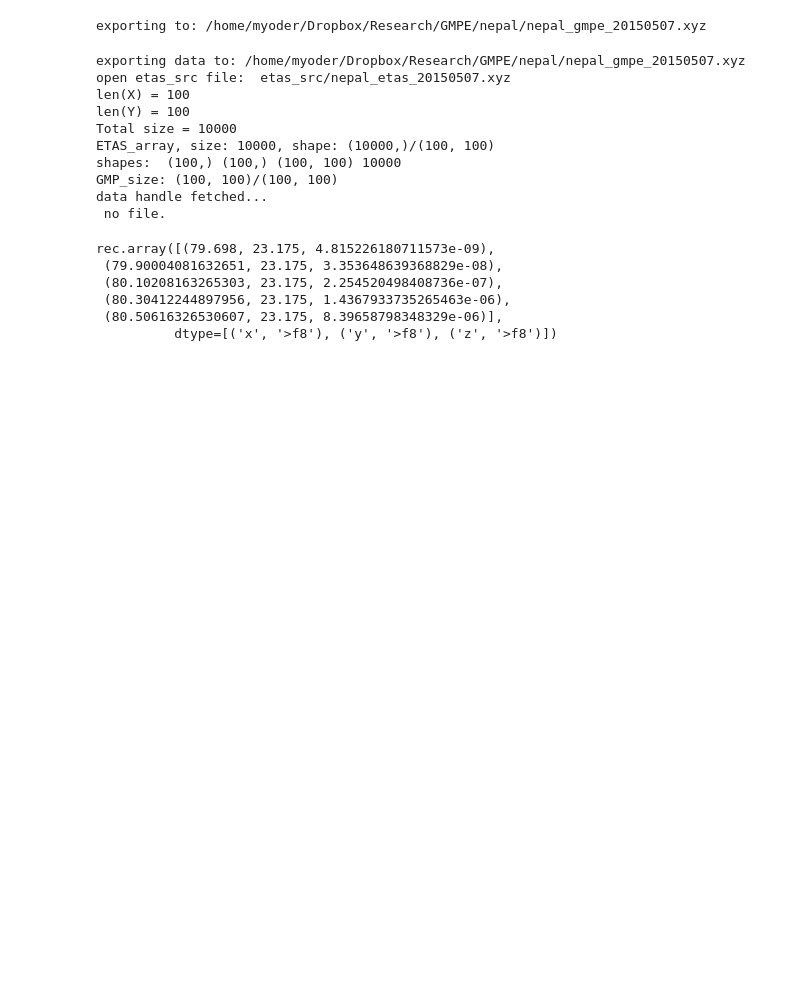
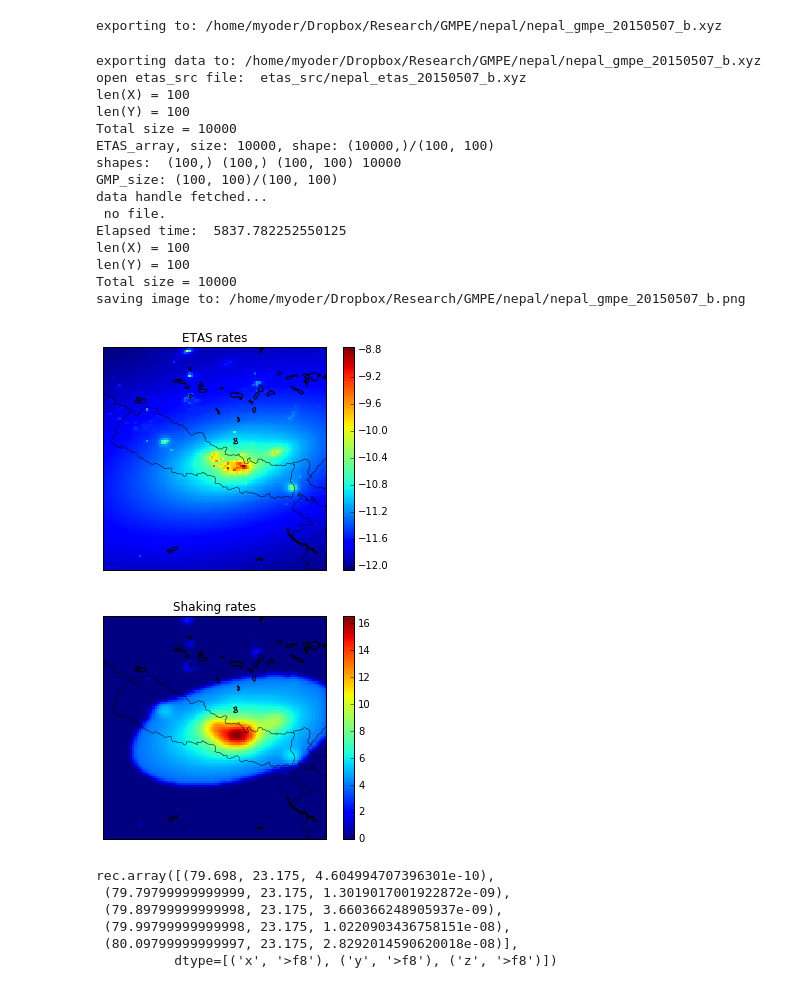
Before and after one commit to markyoder/GMPE-x-ETAS, a Jupyter notebook: nepal_gmpe_imagecat.ipynb, the cells around one changed output. Cells and saved outputs as stored; diff of their text form; code cells hidden in the pictures; blank space fills up the shorter version.

```diff
--- a/nepal_gmpe_imagecat.ipynb
+++ b/nepal_gmpe_imagecat.ipynb
@@ -7,7 +7,7 @@
 import etas_to_gmp
 import os
 #
-etas_src  = 'etas_src/nepal_etas_20150507.xyz'
+etas_src  = 'etas_src/nepal_etas_20150507_b.xyz'
 fname = os.path.split(etas_src)[-1]
 fname = fname.replace('_etas_', '_gmpe_')
 #
@@ -15,32 +15,39 @@ fout_name = os.path.join(os.getenv('HOME'), 'Dropbox/Research/GMPE/nepal/', fnam
 print('exporting to: {}'.format(fout_name))
 #
 # %% [output]
-exporting to: /home/myoder/Dropbox/Research/GMPE/nepal/nepal_gmpe_20150507.xyz
+exporting to: /home/myoder/Dropbox/Research/GMPE/nepal/nepal_gmpe_20150507_b.xyz
 # %%
 etas_size = (50,50)
 gmp_size  = (50,50)
 
 etas_size = None
 gmp_size  = None
 aa = etas_to_gmp.etas_to_GM(etas_src=etas_src, fname_out=fout_name, etas_size=etas_size, gmp_size=gmp_size,
-                            fignum=0, verbose=True)
+                            fignum=0, maxMag=7.0, verbose=True)
 # %% [output]
-exporting data to: /home/myoder/Dropbox/Research/GMPE/nepal/nepal_gmpe_20150507.xyz
-open etas_src file:  etas_src/nepal_etas_20150507.xyz
+exporting data to: /home/myoder/Dropbox/Research/GMPE/nepal/nepal_gmpe_20150507_b.xyz
+open etas_src file:  etas_src/nepal_etas_20150507_b.xyz
 len(X) = 100
 len(Y) = 100
 Total size = 10000
 ETAS_array, size: 10000, shape: (10000,)/(100, 100)
 shapes:  (100,) (100,) (100, 100) 10000
 GMP_size: (100, 100)/(100, 100)
 data handle fetched...
  no file.
+Elapsed time:  5837.782252550125
+len(X) = 100
+len(Y) = 100
+Total size = 10000
+saving image to: /home/myoder/Dropbox/Research/GMPE/nepal/nepal_gmpe_20150507_b.png
+[figure, added]
+[figure, added]
 # %%
 aa[0:5]
 # %% [output]
-rec.array([(79.698, 23.175, 4.815226180711573e-09),
- (79.90004081632651, 23.175, 3.353648639368829e-08),
- (80.10208163265303, 23.175, 2.254520498408736e-07),
- (80.30412244897956, 23.175, 1.4367933735265463e-06),
- (80.50616326530607, 23.175, 8.39658798348329e-06)],
+rec.array([(79.698, 23.175, 4.604994707396301e-10),
+ (79.79799999999999, 23.175, 1.3019017001922872e-09),
+ (79.89799999999998, 23.175, 3.660366248905937e-09),
+ (79.99799999999998, 23.175, 1.0220903436758151e-08),
+ (80.09799999999997, 23.175, 2.8292014590620018e-08)],
           dtype=[('x', '>f8'), ('y', '>f8'), ('z', '>f8')])
```
